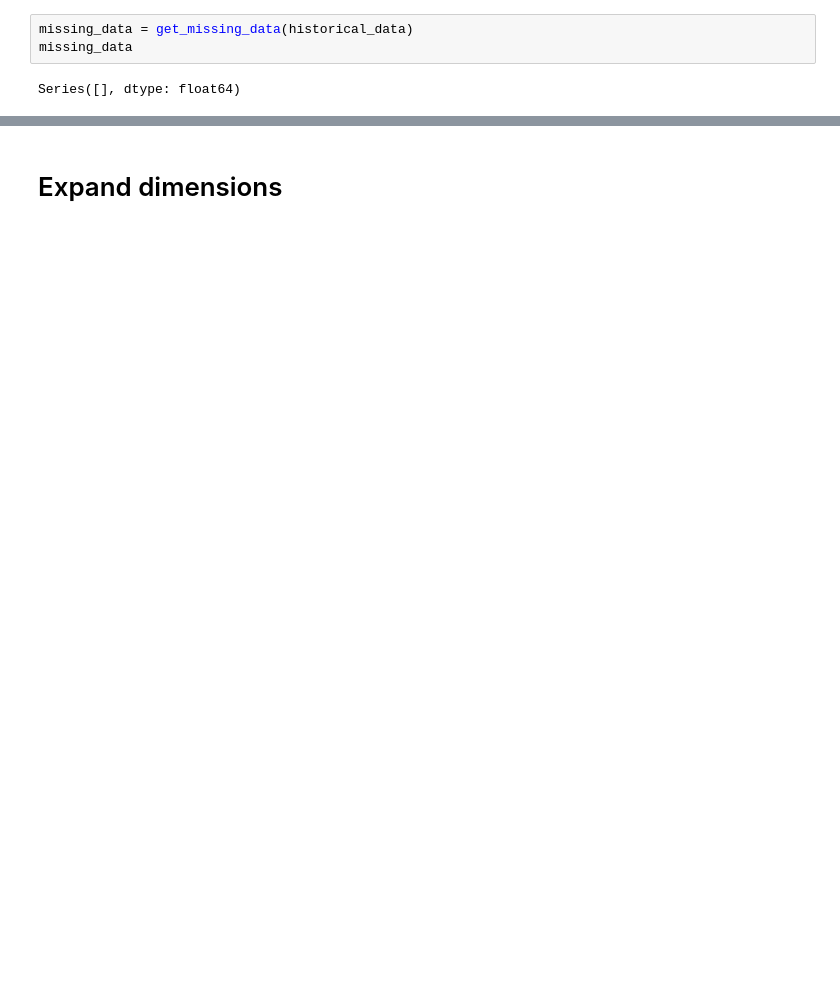
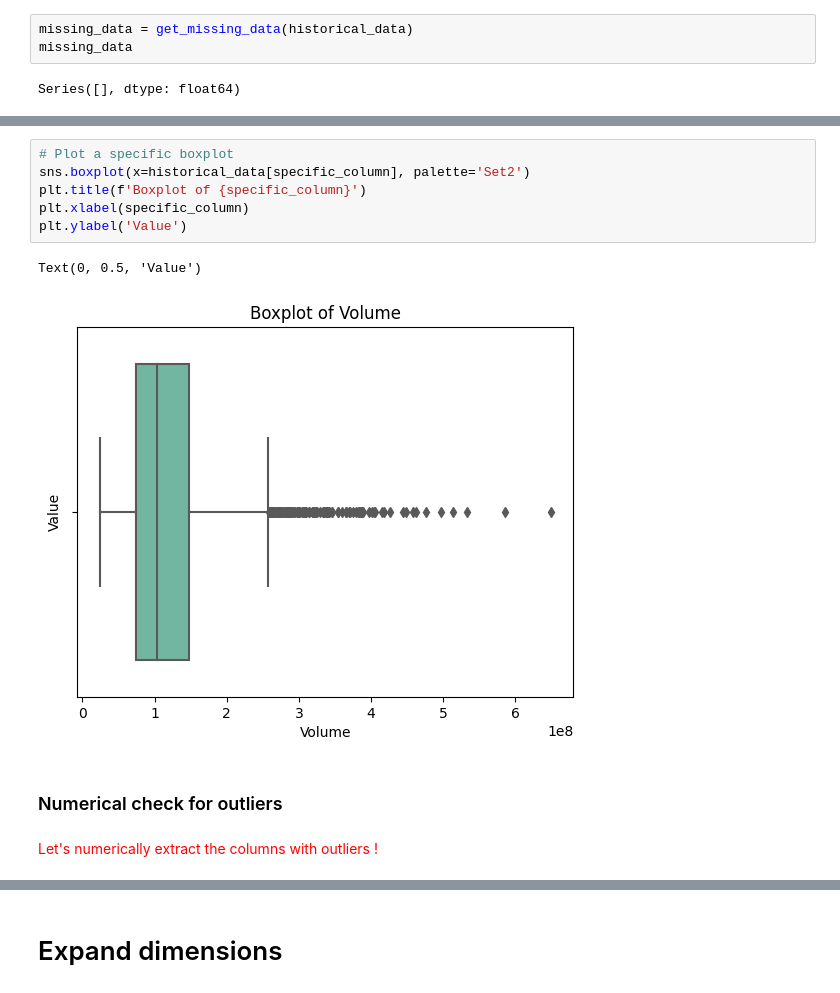
Before and after one commit to thcarole1/EDA_MSCI_WORLD_CW8, a Jupyter notebook: notebooks/01_Data_exploration_EDA_MSCI_WORLD_CW8.ipynb, the cells around one changed output, grey strips where cells are left out. Drawn from its saved outputs; the diff is of its cells as text; blank space fills up the shorter version.

```diff
--- a/notebooks/01_Data_exploration_EDA_MSCI_WORLD_CW8.ipynb
+++ b/notebooks/01_Data_exploration_EDA_MSCI_WORLD_CW8.ipynb
@@ -410,0 +416,13 @@ historical_data
+# %%
+# Plot a specific boxplot
+sns.boxplot(x=historical_data[specific_column], palette='Set2')
+plt.title(f'Boxplot of {specific_column}')
+plt.xlabel(specific_column)
+plt.ylabel('Value')
+# %% [output]
+Text(0, 0.5, 'Value')
+[figure, added]
+# %% [markdown]
+### Numerical check for outliers
+# %% [markdown]
+<span style="font-family:Comic Sans MS; color:red"> Let's numerically extract the columns with outliers ! </span>
```
Also changed, not shown: parts of 85 cells of this notebook.
